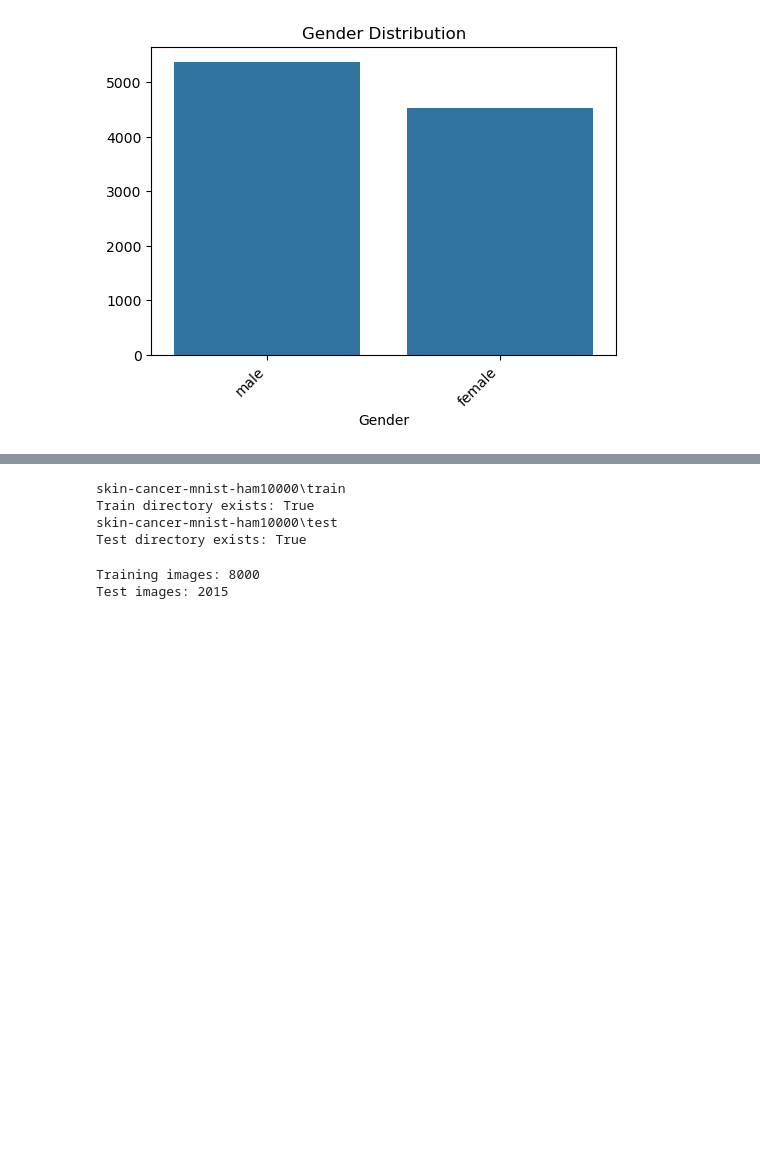
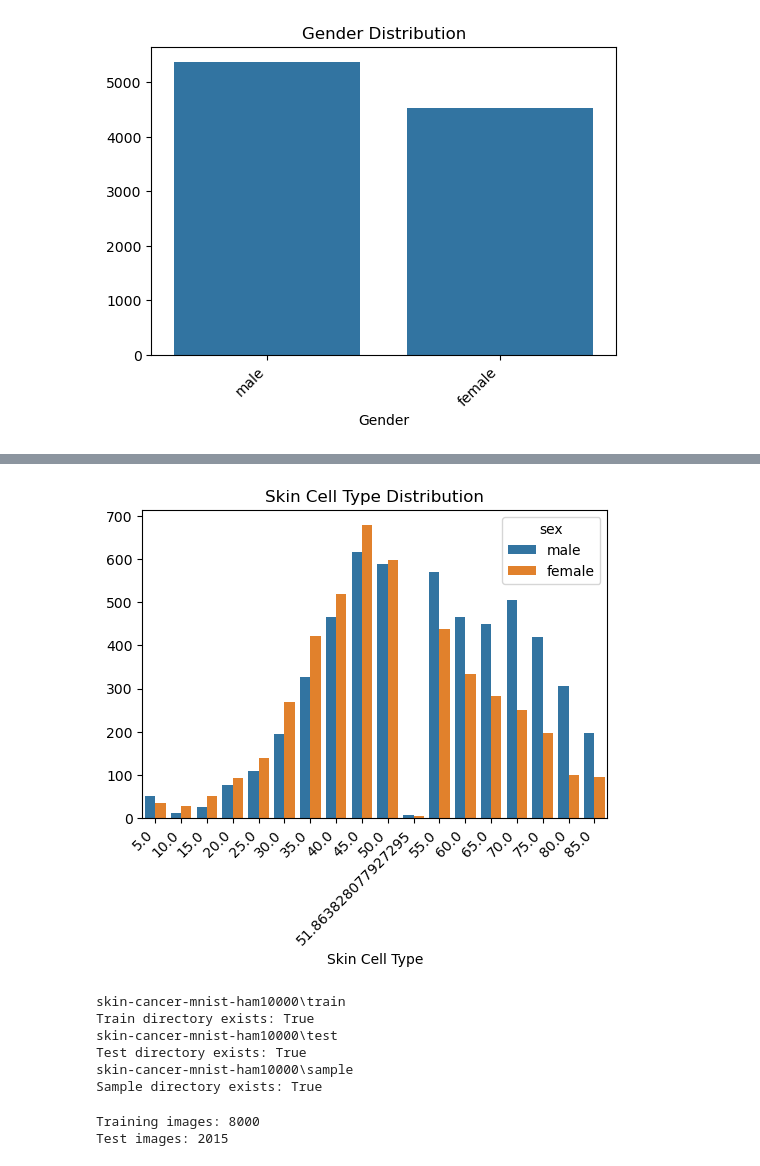
Before and after one commit to JiaLi35/ds-project, a Jupyter notebook: project.ipynb, the cells around one changed output, grey strips where cells are left out. Drawn from its saved outputs; the diff is of its cells as text; code cells hidden in the pictures; blank space fills up the shorter version.

```diff
--- a/project.ipynb
+++ b/project.ipynb
@@ -229,0 +245,10 @@ plt.show()
+# %%
+plt.figure(figsize=(6,4))
+sns.countplot(data=patient_df, x='age', hue='sex')
+plt.xticks(rotation=45,ha='right')
+plt.title('Skin Cell Type Distribution')
+plt.xlabel('Skin Cell Type')
+plt.ylabel('')
+plt.show()
+# %% [output]
+[figure, added]
@@ -231,6 +259,7 @@ plt.show()
 BASE_DIR = Path('./skin-cancer-mnist-ham10000')  # Update this to your data directory
 TRAIN_DIR = BASE_DIR / 'train'
 TEST_DIR = BASE_DIR / 'test'
+SAMPLE_DIR = BASE_DIR / 'sample'
 
 # Image parameters
 IMG_HEIGHT = 224
@@ -241,11 +270,14 @@ TARGET_SIZE = (IMG_HEIGHT, IMG_WIDTH)
 
 print(f"{TRAIN_DIR}\nTrain directory exists: {TRAIN_DIR.exists()}")
 print(f"{TEST_DIR}\nTest directory exists: {TEST_DIR.exists()}")
+print(f"{SAMPLE_DIR}\nSample directory exists: {SAMPLE_DIR.exists()}")
 # %% [output]
 skin-cancer-mnist-ham10000\train
 Train directory exists: True
 skin-cancer-mnist-ham10000\test
 Test directory exists: True
+skin-cancer-mnist-ham10000\sample
+Sample directory exists: True
 # %%
 # Count images in each set
 def count_images(directory):
```
Also changed, not shown: parts of 14 cells of this notebook.
